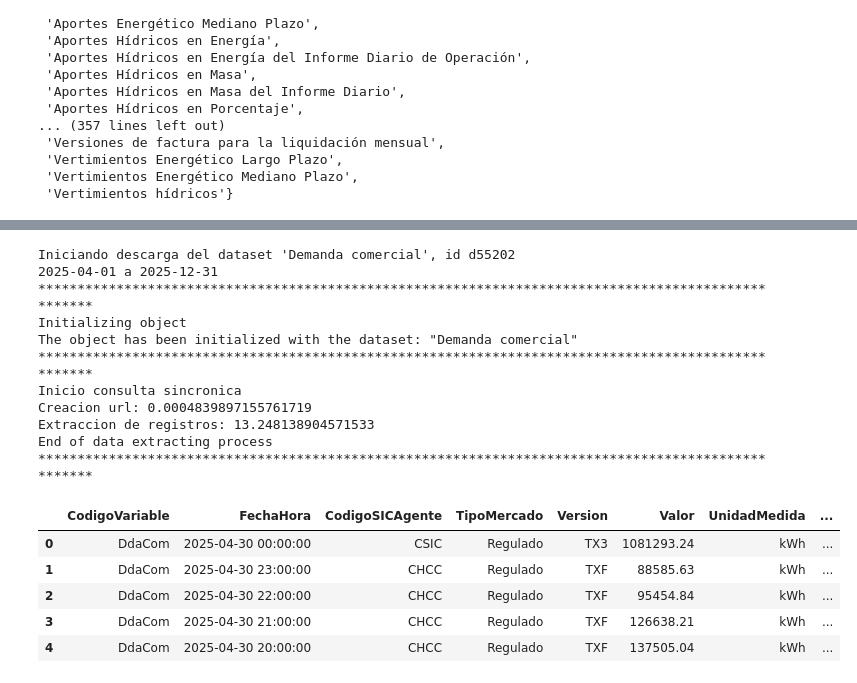
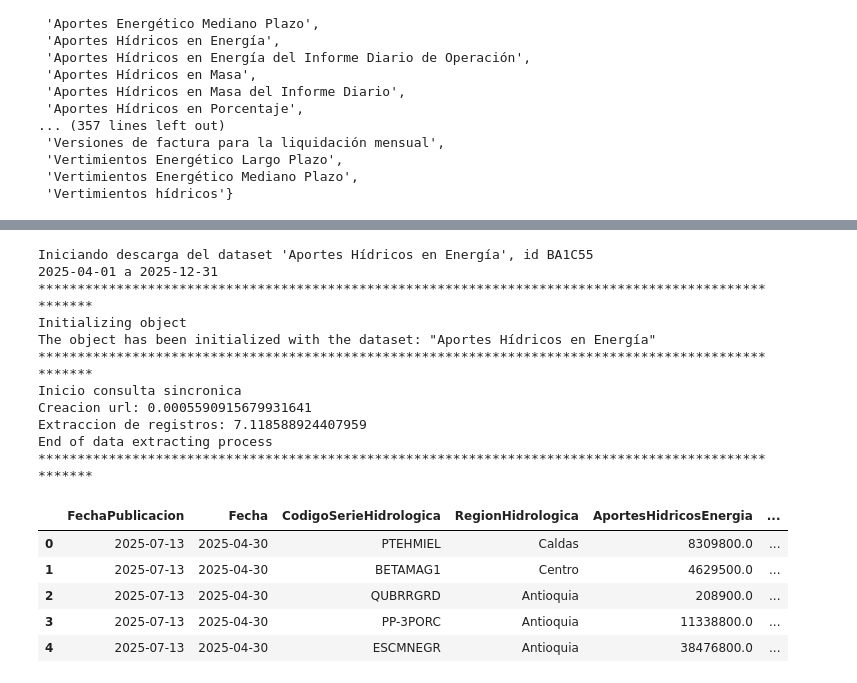
Before and after one commit to shaka03/bot_futuros, a Jupyter notebook: notebooks/Derivex_Spot.ipynb, the cells around one changed output, grey strips where cells are left out. Saved outputs shown, nothing was run; the diff lists cells and outputs as text; code cells hidden in the pictures.

```diff
--- a/notebooks/Derivex_Spot.ipynb
+++ b/notebooks/Derivex_Spot.ipynb
@@ -44,6 +44,6 @@ df_cat[df_cat["nombreConjuntoDatos"] == nombre]
 # %%
 # Descargar
-nombre = "Demanda comercial"
+nombre = "Aportes Hídricos en Energía"
 id_dataset = df_cat[df_cat["nombreConjuntoDatos"] == nombre]["idDataset"].values[0]
 fecha_inicio_str = "2025-04-01"
 fecha_inicio = dt.datetime.strptime(fecha_inicio_str, "%Y-%m-%d")
@@ -53,42 +53,42 @@ list_df = []
 keep = True
 
 print(f"Iniciando descarga del dataset '{nombre}', id {id_dataset}")
 while keep:
         fecha_part = dt.datetime(fecha_inicio.year, 12, 31)
         fecha_part_str = dt.datetime.strftime(fecha_part, "%Y-%m-%d")
         print(f"{fecha_inicio_str} a {fecha_part_str}")
         if fecha_part >= fecha_fin:
             reader = ReadSIMEM(id_dataset, fecha_inicio_str, fecha_fin_str)
             keep = False
         else:
             reader = ReadSIMEM(id_dataset, fecha_inicio_str, fecha_part_str)
 
         df = reader.main(filter=False)
         list_df.append(df)
         del df
 
         fecha_inicio = dt.datetime(fecha_inicio.year + 1, 1, 1)
         fecha_inicio_str = dt.datetime.strftime(fecha_inicio, "%Y-%m-%d")
 
 df = pd.concat(list_df)
 df.head()
 # %% [output]
-Iniciando descarga del dataset 'Demanda comercial', id d55202
+Iniciando descarga del dataset 'Aportes Hídricos en Energía', id BA1C55
 2025-04-01 a 2025-12-31
 ****************************************************************************************************
 Initializing object
-The object has been initialized with the dataset: "Demanda comercial"
+The object has been initialized with the dataset: "Aportes Hídricos en Energía"
 ****************************************************************************************************
 Inicio consulta sincronica
-Creacion url: 0.0004839897155761719
-Extraccion de registros: 13.248138904571533
+Creacion url: 0.0005590915679931641
+Extraccion de registros: 7.118588924407959
 End of data extracting process
 ****************************************************************************************************
-|  | CodigoVariable | FechaHora | CodigoSICAgente | TipoMercado | Version | Valor | UnidadMedida | ... |
-| 0 | DdaCom | 2025-04-30 00:00:00 | CSIC | Regulado | TX3 | 1081293.24 | kWh | ... |
-| 1 | DdaCom | 2025-04-30 23:00:00 | CHCC | Regulado | TXF | 88585.63 | kWh | ... |
-| 2 | DdaCom | 2025-04-30 22:00:00 | CHCC | Regulado | TXF | 95454.84 | kWh | ... |
-| 3 | DdaCom | 2025-04-30 21:00:00 | CHCC | Regulado | TXF | 126638.21 | kWh | ... |
-| 4 | DdaCom | 2025-04-30 20:00:00 | CHCC | Regulado | TXF | 137505.04 | kWh | ... |
+|  | FechaPublicacion | Fecha | CodigoSerieHidrologica | RegionHidrologica | AportesHidricosEnergia | ... |
+| 0 | 2025-07-13 | 2025-04-30 | PTEHMIEL | Caldas | 8309800.0 | ... |
+| 1 | 2025-07-13 | 2025-04-30 | BETAMAG1 | Centro | 4629500.0 | ... |
+| 2 | 2025-07-13 | 2025-04-30 | QUBRRGRD | Antioquia | 208900.0 | ... |
+| 3 | 2025-07-13 | 2025-04-30 | PP-3PORC | Antioquia | 11338800.0 | ... |
+| 4 | 2025-07-13 | 2025-04-30 | ESCMNEGR | Antioquia | 38476800.0 | ... |
 # %%
 df
```
Also changed, not shown: parts of 1 cell of this notebook, 2 other files.
